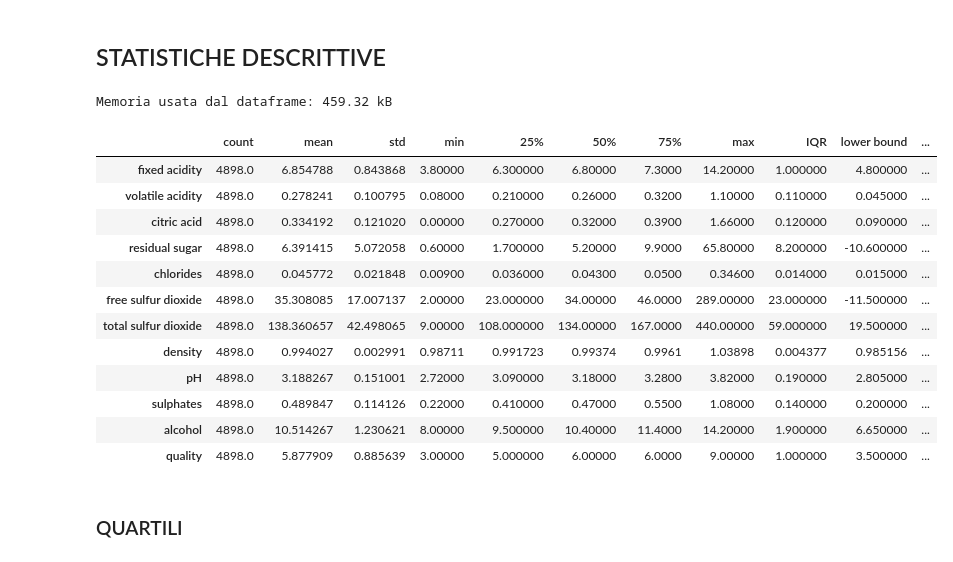
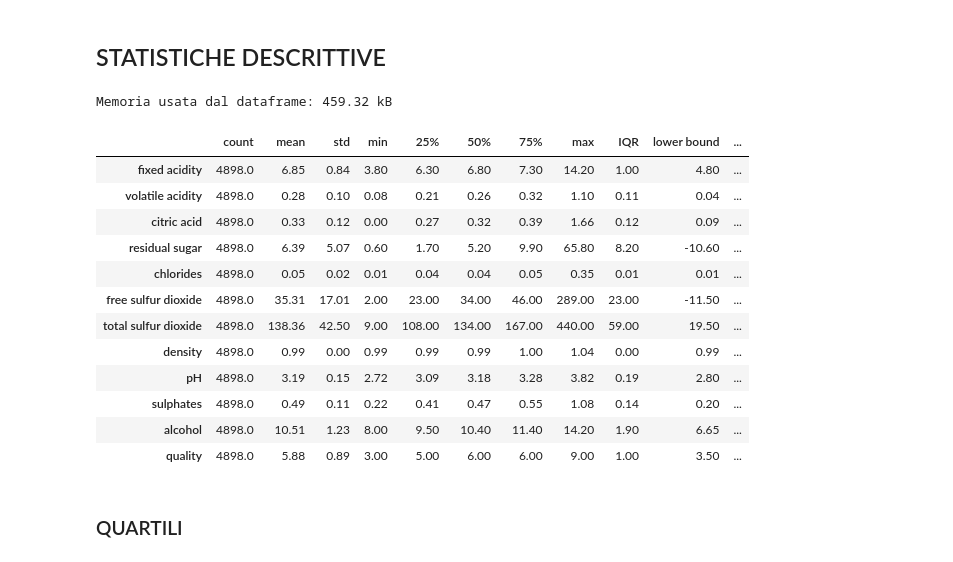
Before and after one commit to Matteo13579/Progetto-Tesi, a Jupyter notebook: progetto2.ipynb, the cells around one changed output. Drawn from its saved outputs; the diff is of its cells as text; code cells hidden in the pictures.

```diff
--- a/progetto2.ipynb
+++ b/progetto2.ipynb
@@ -83,30 +85,30 @@ There are 937 duplicate rows in your dataset
 # %%
 print(f"Memoria usata dal dataframe: {df.memory_usage(deep=True).sum() / 1024 :.2f} kB")
 
 # Completiamo il dataframe aggiungendo le informazioni mancanti per gli outliers
 describe_df = df.describe(include="all").T
 describe_df['IQR'] = describe_df['75%'] - describe_df['25%']
 describe_df['lower bound'] = describe_df['25%'] - 1.5 * describe_df['IQR']
 describe_df['upper bound'] = describe_df['75%'] + 1.5 * describe_df['IQR']
 
-describe_df.dfi.export(os.path.join(os.getcwd(), "immagini_progetto", "data_descriptive_statistics.png"))
+describe_df.dfi.export(os.path.join(os.getcwd(), "immagini_progetto", "data_descriptive_statistics.png"), dpi=160, table_conversion='selenium')
 
-describe_df
+describe_df.round(2)
 # %% [output]
 Memoria usata dal dataframe: 459.32 kB
 |  | count | mean | std | min | 25% | 50% | 75% | max | IQR | lower bound | ... |
-| fixed acidity | 4898.0 | 6.854788 | 0.843868 | 3.80000 | 6.300000 | 6.80000 | 7.3000 | 14.20000 | 1.000000 | 4.800000 | ... |
-| volatile acidity | 4898.0 | 0.278241 | 0.100795 | 0.08000 | 0.210000 | 0.26000 | 0.3200 | 1.10000 | 0.110000 | 0.045000 | ... |
-| citric acid | 4898.0 | 0.334192 | 0.121020 | 0.00000 | 0.270000 | 0.32000 | 0.3900 | 1.66000 | 0.120000 | 0.090000 | ... |
-| residual sugar | 4898.0 | 6.391415 | 5.072058 | 0.60000 | 1.700000 | 5.20000 | 9.9000 | 65.80000 | 8.200000 | -10.600000 | ... |
-| chlorides | 4898.0 | 0.045772 | 0.021848 | 0.00900 | 0.036000 | 0.04300 | 0.0500 | 0.34600 | 0.014000 | 0.015000 | ... |
-| free sulfur dioxide | 4898.0 | 35.308085 | 17.007137 | 2.00000 | 23.000000 | 34.00000 | 46.0000 | 289.00000 | 23.000000 | -11.500000 | ... |
-| total sulfur dioxide | 4898.0 | 138.360657 | 42.498065 | 9.00000 | 108.000000 | 134.00000 | 167.0000 | 440.00000 | 59.000000 | 19.500000 | ... |
-| density | 4898.0 | 0.994027 | 0.002991 | 0.98711 | 0.991723 | 0.99374 | 0.9961 | 1.03898 | 0.004377 | 0.985156 | ... |
-| pH | 4898.0 | 3.188267 | 0.151001 | 2.72000 | 3.090000 | 3.18000 | 3.2800 | 3.82000 | 0.190000 | 2.805000 | ... |
-| sulphates | 4898.0 | 0.489847 | 0.114126 | 0.22000 | 0.410000 | 0.47000 | 0.5500 | 1.08000 | 0.140000 | 0.200000 | ... |
-| alcohol | 4898.0 | 10.514267 | 1.230621 | 8.00000 | 9.500000 | 10.40000 | 11.4000 | 14.20000 | 1.900000 | 6.650000 | ... |
-| quality | 4898.0 | 5.877909 | 0.885639 | 3.00000 | 5.000000 | 6.00000 | 6.0000 | 9.00000 | 1.000000 | 3.500000 | ... |
+| fixed acidity | 4898.0 | 6.85 | 0.84 | 3.80 | 6.30 | 6.80 | 7.30 | 14.20 | 1.00 | 4.80 | ... |
+| volatile acidity | 4898.0 | 0.28 | 0.10 | 0.08 | 0.21 | 0.26 | 0.32 | 1.10 | 0.11 | 0.04 | ... |
+| citric acid | 4898.0 | 0.33 | 0.12 | 0.00 | 0.27 | 0.32 | 0.39 | 1.66 | 0.12 | 0.09 | ... |
+| residual sugar | 4898.0 | 6.39 | 5.07 | 0.60 | 1.70 | 5.20 | 9.90 | 65.80 | 8.20 | -10.60 | ... |
+| chlorides | 4898.0 | 0.05 | 0.02 | 0.01 | 0.04 | 0.04 | 0.05 | 0.35 | 0.01 | 0.01 | ... |
+| free sulfur dioxide | 4898.0 | 35.31 | 17.01 | 2.00 | 23.00 | 34.00 | 46.00 | 289.00 | 23.00 | -11.50 | ... |
+| total sulfur dioxide | 4898.0 | 138.36 | 42.50 | 9.00 | 108.00 | 134.00 | 167.00 | 440.00 | 59.00 | 19.50 | ... |
+| density | 4898.0 | 0.99 | 0.00 | 0.99 | 0.99 | 0.99 | 1.00 | 1.04 | 0.00 | 0.99 | ... |
+| pH | 4898.0 | 3.19 | 0.15 | 2.72 | 3.09 | 3.18 | 3.28 | 3.82 | 0.19 | 2.80 | ... |
+| sulphates | 4898.0 | 0.49 | 0.11 | 0.22 | 0.41 | 0.47 | 0.55 | 1.08 | 0.14 | 0.20 | ... |
+| alcohol | 4898.0 | 10.51 | 1.23 | 8.00 | 9.50 | 10.40 | 11.40 | 14.20 | 1.90 | 6.65 | ... |
+| quality | 4898.0 | 5.88 | 0.89 | 3.00 | 5.00 | 6.00 | 6.00 | 9.00 | 1.00 | 3.50 | ... |
 # %% [markdown]
 ### QUARTILI
 # %%
```
Also changed, not shown: parts of 52 cells of this notebook, 20 other files.
